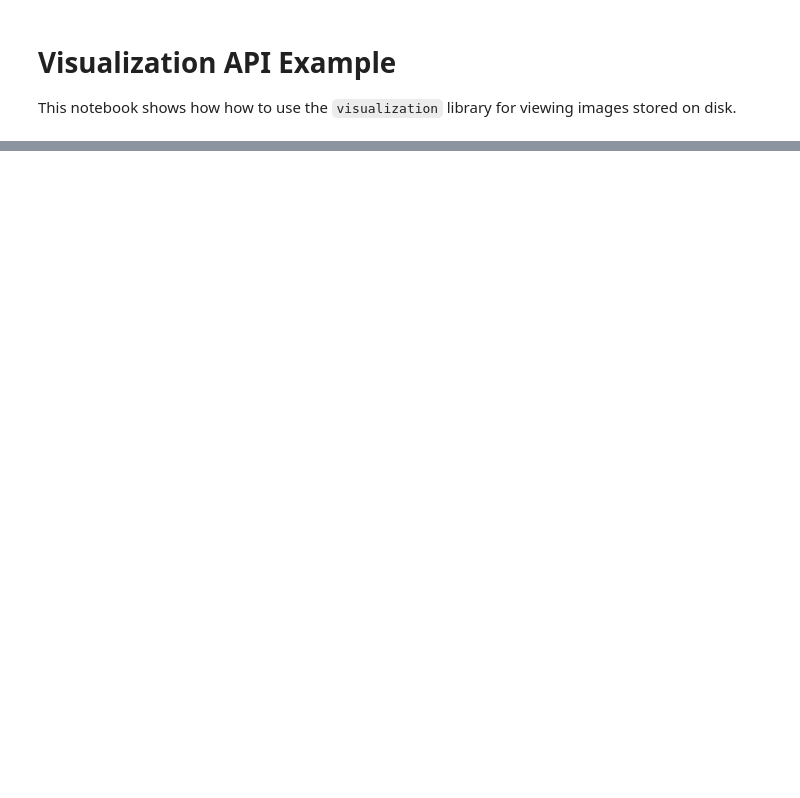
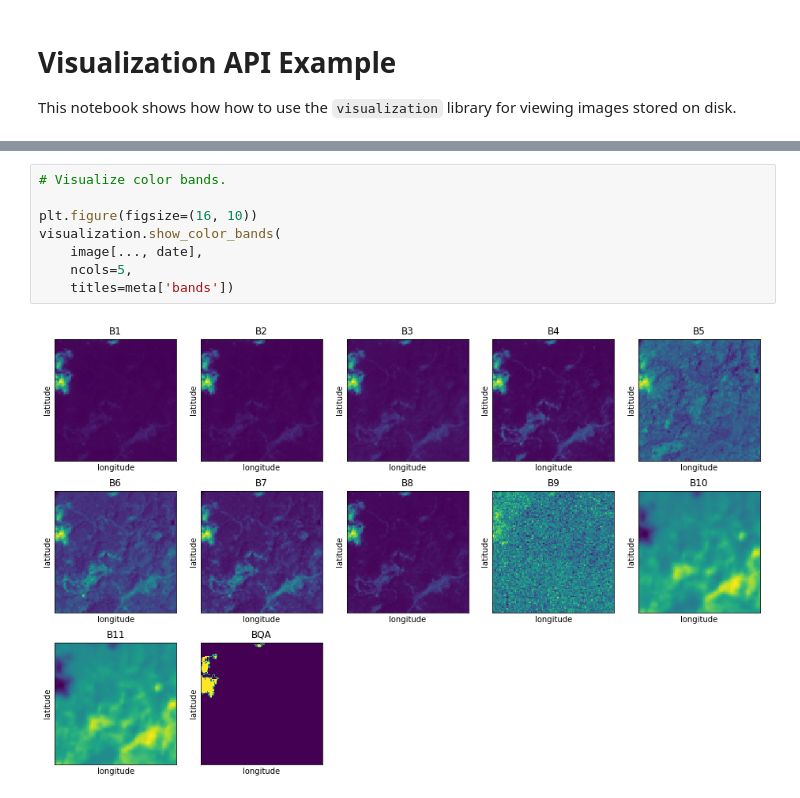
Before and after one commit to datakind/public-DKHQ_GlobalWitness, a Jupyter notebook: visualization_api/notebooks/Visualization API Demo.ipynb, the cells around one changed output, grey strips where cells are left out. Drawn from its saved outputs; the diff is of its cells as text; blank space fills up the shorter version.

```diff
--- a/visualization_api/notebooks/Visualization API Demo.ipynb
+++ b/visualization_api/notebooks/Visualization API Demo.ipynb
@@ -246,0 +62,10 @@ folium_map
+# %%
+# Visualize color bands.
+
+plt.figure(figsize=(16, 10))
+visualization.show_color_bands(
+    image[..., date],
+    ncols=5,
+    titles=meta['bands'])
+# %% [output]
+[figure, added]
```
Also changed, not shown: parts of 11 cells of this notebook, 4 other files.
